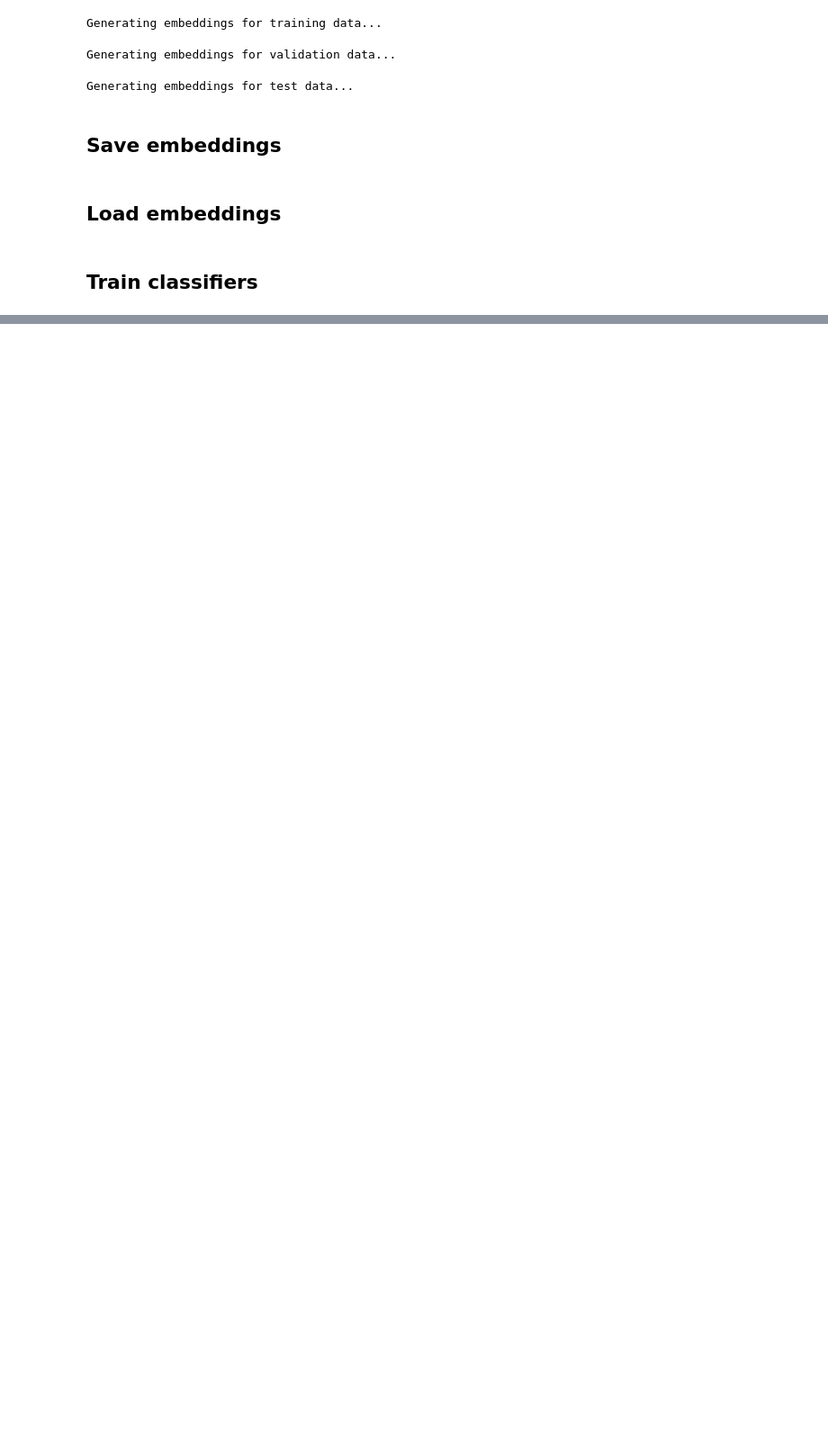
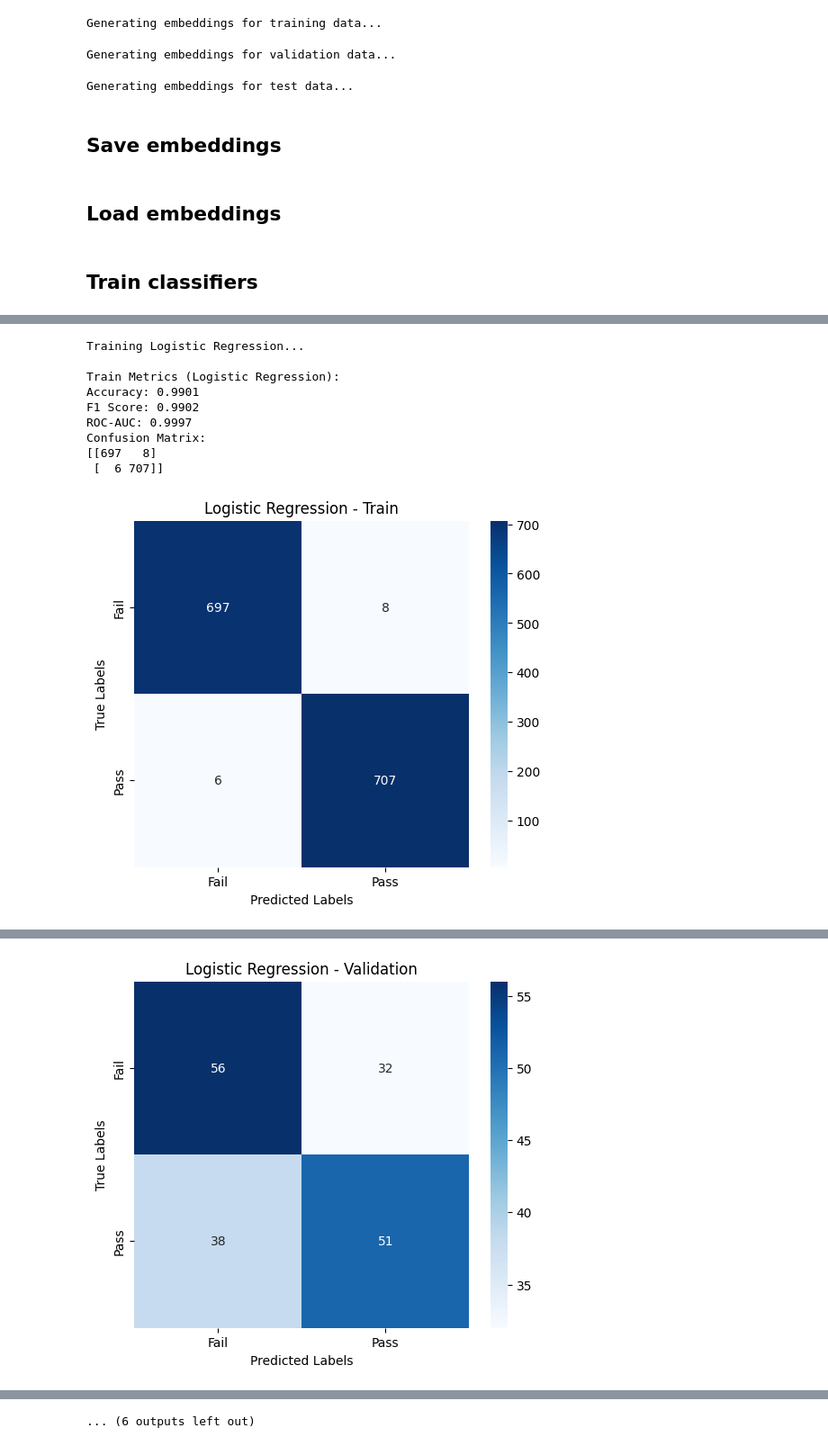
Before and after one commit to sigridbom/NLP_exam, a Jupyter notebook: 3_model_selection/stella_en_1.5B_v5.ipynb, the cells around one changed output, grey strips where cells are left out. Shown at 90% size. Cells and saved outputs as stored; diff of their text form; code cells hidden in the pictures; blank space fills up the shorter version.

```diff
--- a/3_model_selection/stella_en_1.5B_v5.ipynb
+++ b/3_model_selection/stella_en_1.5B_v5.ipynb
@@ -114,0 +75,75 @@ Validation F1 Score (SVM): 0.5746
+# %%
+import numpy as np
+import pandas as pd
+from sklearn.linear_model import LogisticRegression
+from sklearn.ensemble import RandomForestClassifier
+from sklearn.svm import SVC
+from sklearn.metrics import accuracy_score, f1_score, roc_auc_score, confusion_matrix
+import matplotlib.pyplot as plt
+import seaborn as sns
+
+# Train classifiers
+classifiers = {
+    'Logistic Regression': LogisticRegression(max_iter=1000, random_state=42),
+    'Random Forest': RandomForestClassifier(n_estimators=100, random_state=42),
+    'SVM': SVC(kernel='linear', probability=True, random_state=42)  # Enable probabilities for ROC-AUC
+}
+
+# Plot confusion matrix
+def plot_confusion_matrix(conf_matrix, title, labels, dataset_name):
+    """
+    Plots a confusion matrix using Seaborn heatmap.
+    """
+    plt.figure(figsize=(6, 5))
+    sns.heatmap(conf_matrix, annot=True, fmt='d', cmap='Blues', xticklabels=labels, yticklabels=labels)
+    plt.xlabel('Predicted Labels')
+    plt.ylabel('True Labels')
+    plt.title(f"{title} - {dataset_name}")
+    plt.show()
+
+# Evaluate the model and compute metrics
+def evaluate_model(classifier, embeddings, labels, dataset_name, classifier_name):
+    predictions = classifier.predict(embeddings)
+    probabilities = classifier.predict_proba(embeddings)[:, 1]  # For ROC-AUC
+
+    accuracy = accuracy_score(labels, predictions)
+    f1 = f1_score(labels, predictions)
+    roc_auc = roc_auc_score(labels, probabilities)
+    conf_matrix = confusion_matrix(labels, predictions)
+
+    # Print metrics
+    print(f"\n{dataset_name} Metrics ({classifier_name}):")
+    print(f"Accuracy: {accuracy:.4f}")
+    print(f"F1 Score: {f1:.4f}")
+    print(f"ROC-AUC: {roc_auc:.4f}")
+    print(f"Confusion Matrix:\n{conf_matrix}")
+
+    # Plot the confusion matrix
+    plot_confusion_matrix(conf_matrix, classifier_name, labels=["Fail", "Pass"], dataset_name=dataset_name)
+
+    return accuracy, f1, roc_auc, conf_matrix
+
+# Loop through each classifier
+for classifier_name, classifier in classifiers.items():
+    print(f"Training {classifier_name}...")
+    classifier.fit(train_embeddings, train_labels)
+
+    # Evaluate on train data
+    evaluate_model(classifier, train_embeddings, train_labels, "Train", classifier_name)
+
+    # Evaluate on validation data
+    evaluate_model(classifier, val_embeddings, val_labels, "Validation", classifier_name)
+
+    # Evaluate on test data
+    evaluate_model(classifier, test_embeddings, test_labels, "Test", classifier_name)
+# %% [output]
+Training Logistic Regression...
+
+Train Metrics (Logistic Regression):
+Accuracy: 0.9901
+F1 Score: 0.9902
+ROC-AUC: 0.9997
+Confusion Matrix:
+[[697   8]
+ [  6 707]]
+[figure, added]
@@ -114,0 +157 @@ Validation F1 Score (SVM): 0.5746
+[figure, added]
@@ -114,0 +192 @@ Validation F1 Score (SVM): 0.5746
+... (6 outputs left out)
```
Also changed, not shown: parts of 2 cells of this notebook, 1 other file.
